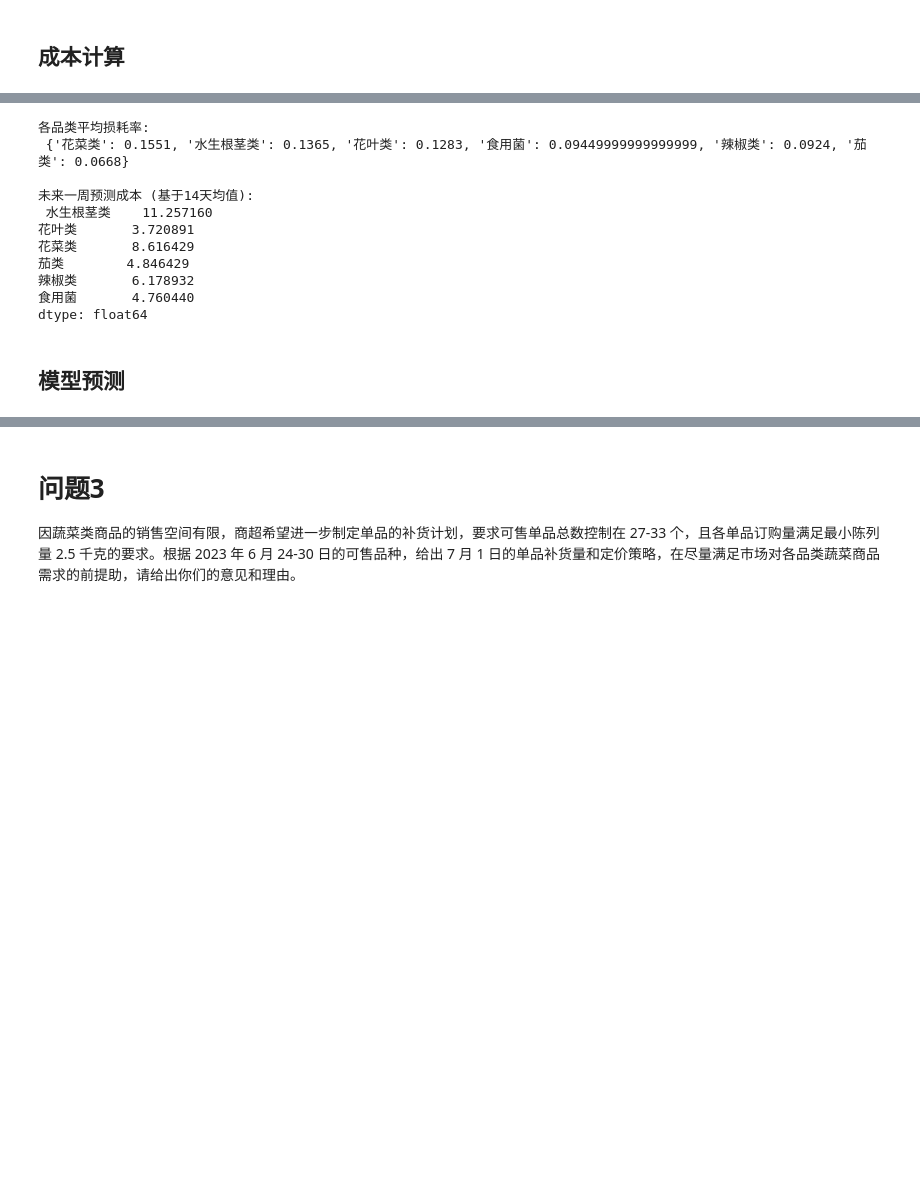
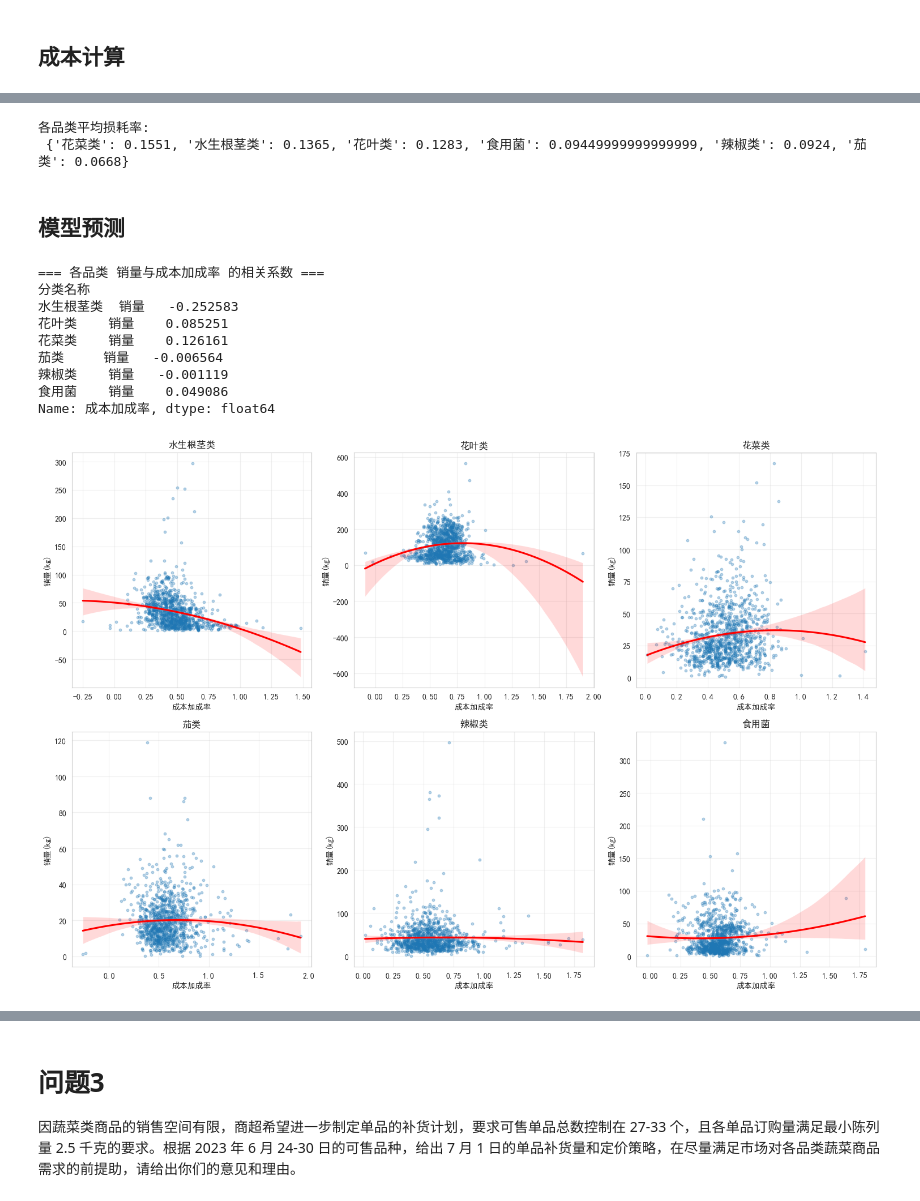
Before and after one commit to VasantLong/ml2025, a Jupyter notebook: hw/独立实践项目/code.ipynb, the cells around one changed output, grey strips where cells are left out. Cells and saved outputs as stored; diff of their text form; code cells hidden in the pictures; blank space fills up the shorter version.

```diff
--- a/hw/独立实践项目/code.ipynb
+++ b/hw/独立实践项目/code.ipynb
@@ -829,6 +831,9 @@ def calculate_precise_costs(df_sku_daily, raw_wholesale, raw_loss, raw_category)
     df.rename(columns={'批发价格(元/千克)': '批发单价'}, inplace=True)
 
     print("   -> 关联单品损耗率...")
+    raw_loss['单品编码'] = pd.to_numeric(raw_loss['单品编码'], errors='coerce').astype('Int64')
+    df['单品编码'] = pd.to_numeric(df['单品编码'], errors='coerce').astype('Int64')
+
     loss_map = raw_loss[['单品编码', '损耗率(%)']].drop_duplicates()
     df = pd.merge(df, loss_map, on='单品编码', how='left')
 
@@ -915,34 +920,49 @@ df_loss_category = pd.read_excel('./选题2-蔬菜自动定价与补货决策/
 loss_rate_map = df_loss_category.set_index('小分类名称')['平均损耗率(%)_小分类编码_不同值'].to_dict()
 loss_rate_map = {k: v / 100 for k, v in loss_rate_map.items()}
 print("各品类平均损耗率:\n", loss_rate_map)
-
-# 2. 预测未来一周的批发成本 (使用最近14天的移动平均作为简单预测)
-# 注意：比赛中如果追求更高分，可以用 ARIMA 对成本进行时序预测
-raw_wholesale_clean['日期'] = pd.to_datetime(raw_wholesale_clean['日期'])
-df_wholesale_merged = pd.merge(raw_wholesale_clean, raw_category[['单品编码', '分类名称']], on='单品编码', how='left')
-df_daily_cost = df_wholesale_merged.groupby(['日期', '分类名称'])['批发价格(元/千克)'].mean().reset_index()
-
-future_cost_map = {}
-categories = df_daily_cost['分类名称'].unique()
-
-for cat in categories:
-    cat_data = df_daily_cost[df_daily_cost['分类名称'] == cat].sort_values('日期')
-    # 取最后14天的平均批发价作为未来一周的预计成本
-    avg_cost = cat_data['批发价格(元/千克)'].tail(14).mean()
-    future_cost_map[cat] = avg_cost
-
-print("\n未来一周预测成本 (基于14天均值):\n", pd.Series(future_cost_map))
 # %% [output]
 各品类平均损耗率:
  {'花菜类': 0.1551, '水生根茎类': 0.1365, '花叶类': 0.1283, '食用菌': 0.09449999999999999, '辣椒类': 0.0924, '茄类': 0.0668}
-
-未来一周预测成本 (基于14天均值):
- 水生根茎类    11.257160
-花叶类       3.720891
-花菜类       8.616429
-茄类        4.846429
-辣椒类       6.178932
-食用菌       4.760440
-dtype: float64
 # %% [markdown]
 ## 模型预测
+# %%
+# 1. 总体相关性概览
+print("=== 各品类 销量与成本加成率 的相关系数 ===")
+correlations = df_cat_final.groupby('分类名称')[['销量', '成本加成率']].corr().iloc[0::2, -1]
+print(correlations)
+
+# 2. 可视化拟合曲线
+categories = df_cat_final['分类名称'].unique()
+plt.figure(figsize=(15, 10))
+
+for i, cat in enumerate(categories):
+    plt.subplot(2, 3, i+1)
+    data_cat = df_cat_final[df_cat_final['分类名称'] == cat]
+
+    # 剔除明显的离群点（例如销量极低或加成率极高的情况），以免影响拟合
+    # 这里做一个简单的截断，实际操作可根据箱线图调整
+    data_cat = data_cat[data_cat['成本加成率'] < 2.0]
+
+    sns.regplot(x='成本加成率', y='销量', data=data_cat,
+                scatter_kws={'alpha': 0.3, 's': 10},
+                line_kws={'color': 'red'},
+                order=2) # 尝试使用2阶多项式拟合，捕捉非线性关系
+
+    plt.title(f'{cat}')
+    plt.xlabel('成本加成率')
+    plt.ylabel('销量(kg)')
+    plt.grid(True, alpha=0.3)
+
+plt.tight_layout()
+plt.show()
+# %% [output]
+=== 各品类 销量与成本加成率 的相关系数 ===
+分类名称
+水生根茎类  销量   -0.252583
+花叶类    销量    0.085251
+花菜类    销量    0.126161
+茄类     销量   -0.006564
+辣椒类    销量   -0.001119
+食用菌    销量    0.049086
+Name: 成本加成率, dtype: float64
+[figure, added]
```
Also changed, not shown: parts of 7 cells of this notebook.
